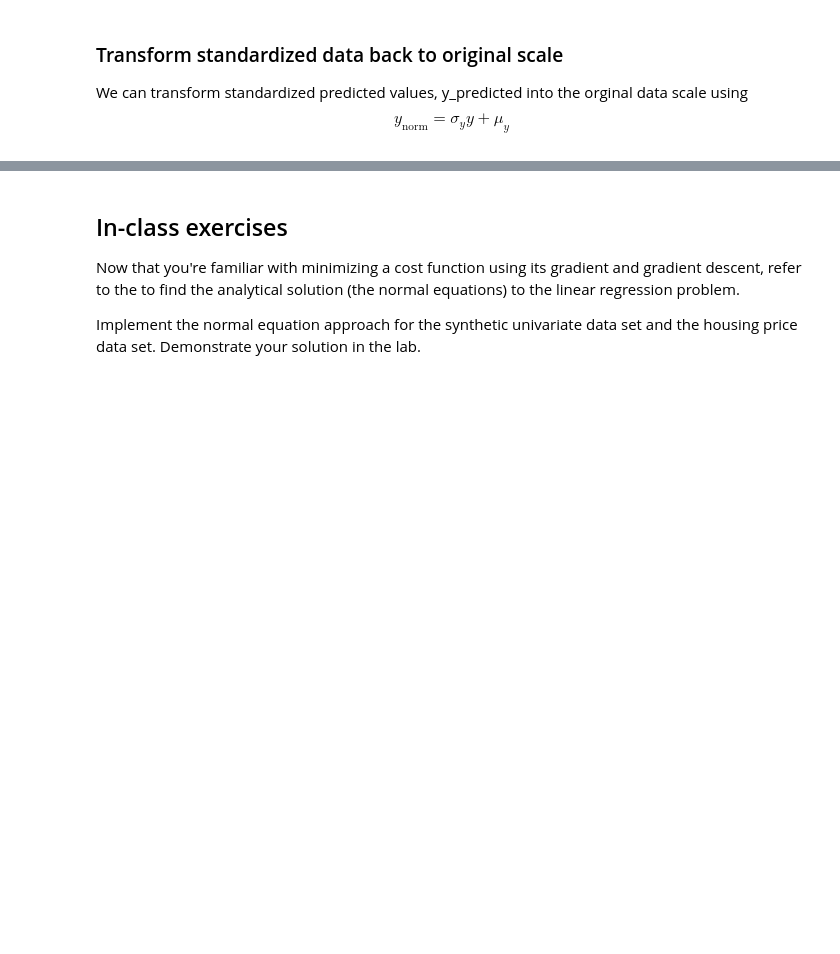
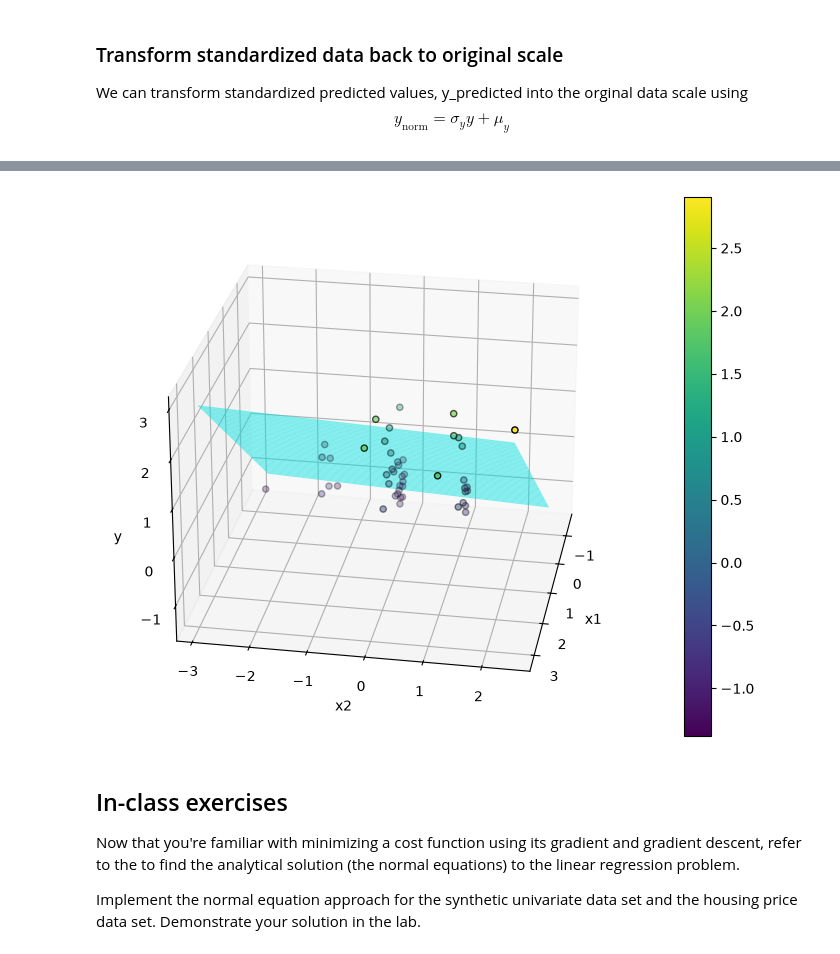
Before and after one commit to SunnyKTuladhar/AI-GenAI-labs, a Jupyter notebook: 01-Linear-Regression/01-Linear-Regression.ipynb, the cells around one changed output, grey strips where cells are left out. Drawn from its saved outputs; the diff is of its cells as text; code cells hidden in the pictures; blank space fills up the shorter version.

```diff
--- a/01-Linear-Regression/01-Linear-Regression.ipynb
+++ b/01-Linear-Regression/01-Linear-Regression.ipynb
@@ -503,34 +602,36 @@ ax = fig.add_subplot(111, projection='3d')
 # 1. Scatter plot of your data points
 # Color is mapped to data_norm[:, 2] (matches the length of X and y)
 p = ax.scatter(
     X[:, 1],
     X[:, 2],
-    y,
+    y.flatten(),
     edgecolors='black',
     c=data_norm[:, 2],
     alpha=1
 )
 
 ax.set_xlabel('x1')
 ax.set_ylabel('x2')
 ax.set_zlabel('y')
 
 # 2. Grid generation for surface plot
 # Use a fixed resolution (e.g., 50 points) instead of len(y) to avoid N x N dimension mismatches
 X1 = np.linspace(min(X[:, 1]), max(X[:, 1]), 50)
 X2 = np.linspace(min(X[:, 2]), max(X[:, 2]), 50)
 
 xx1, xx2 = np.meshgrid(X1, X2)
 
 # 3. Calculate surface heightyy
 # Removed .T on xx1 so dimensions stay aligned
 yy = theta[0] + theta[1] * xx1 + theta[2] * xx2
 
 # 4. Render surface and colorbar
 ax.plot_surface(xx1, xx2, yy, alpha=0.5, color='cyan')
 ax.view_init(elev=25, azim=10)
 plt.colorbar(p)
 plt.show()
+# %% [output]
+[figure, added]
 # %% [markdown]
 ## In-class exercises
 Now that you're familiar with minimizing a cost function using its gradient and gradient descent, refer to the to find the analytical solution (the normal equations) to the linear regression problem.
```
Also changed, not shown: parts of 45 cells of this notebook, 5 other files.
